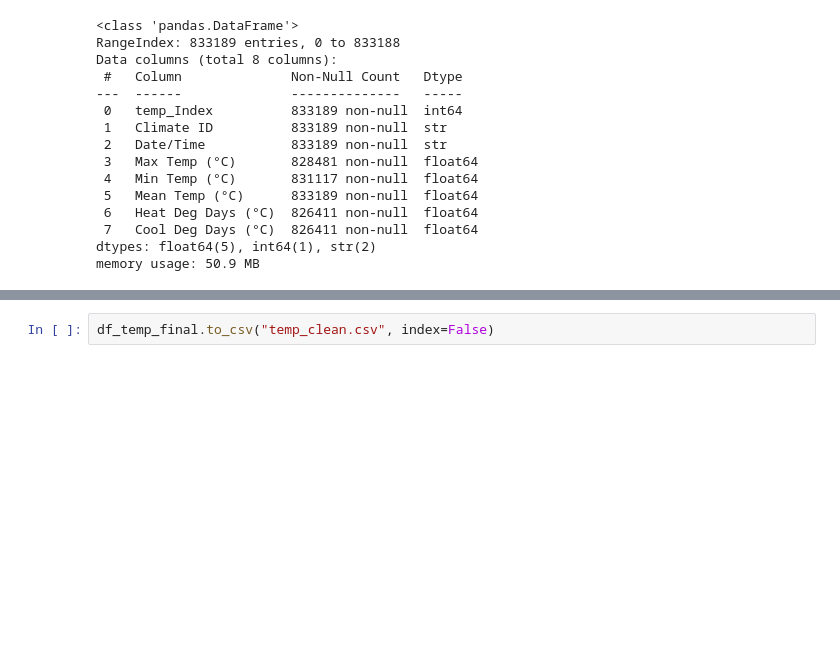
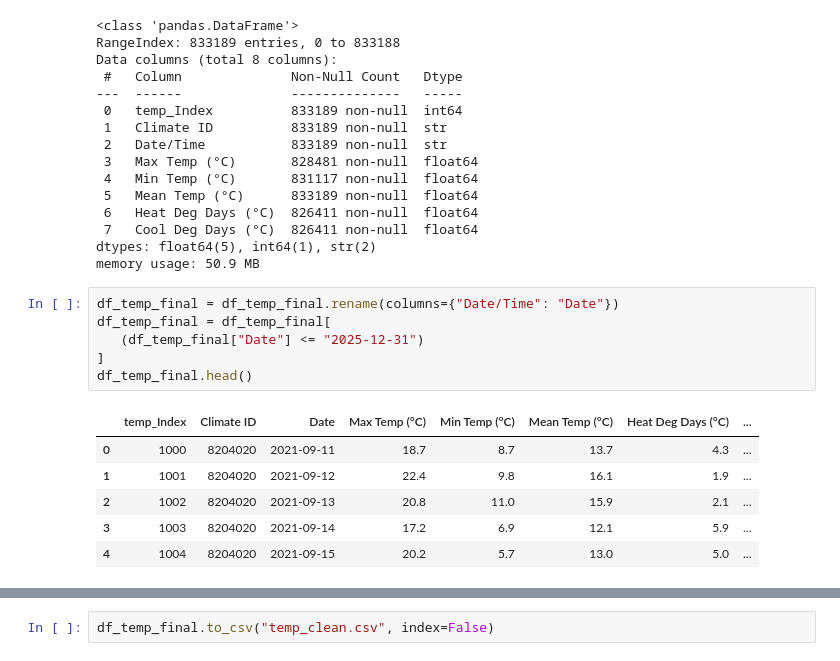
Before and after one commit to w0514508/NSCCProject-TeamCharlie, a Jupyter notebook: scripts/python/Yashaswi/TempEDAwithnulls.ipynb, the cells around one changed output, grey strips where cells are left out. Drawn from its saved outputs; the diff is of its cells as text; blank space fills up the shorter version.

```diff
--- a/scripts/python/Yashaswi/TempEDAwithnulls.ipynb
+++ b/scripts/python/Yashaswi/TempEDAwithnulls.ipynb
@@ -494,3 +618,16 @@ Data columns (total 8 columns):
  7   Cool Deg Days (°C)  826411 non-null  float64
 dtypes: float64(5), int64(1), str(2)
 memory usage: 50.9 MB
+# %%
+df_temp_final = df_temp_final.rename(columns={"Date/Time": "Date"})
+df_temp_final = df_temp_final[
+   (df_temp_final["Date"] <= "2025-12-31")
+]
+df_temp_final.head()
+# %% [output]
+|  | temp_Index | Climate ID | Date | Max Temp (°C) | Min Temp (°C) | Mean Temp (°C) | Heat Deg Days (°C) | ... |
+| 0 | 1000 | 8204020 | 2021-09-11 | 18.7 | 8.7 | 13.7 | 4.3 | ... |
+| 1 | 1001 | 8204020 | 2021-09-12 | 22.4 | 9.8 | 16.1 | 1.9 | ... |
+| 2 | 1002 | 8204020 | 2021-09-13 | 20.8 | 11.0 | 15.9 | 2.1 | ... |
+| 3 | 1003 | 8204020 | 2021-09-14 | 17.2 | 6.9 | 12.1 | 5.9 | ... |
+| 4 | 1004 | 8204020 | 2021-09-15 | 20.2 | 5.7 | 13.0 | 5.0 | ... |
```
Also changed, not shown: parts of 35 cells of this notebook, 9 other files.
